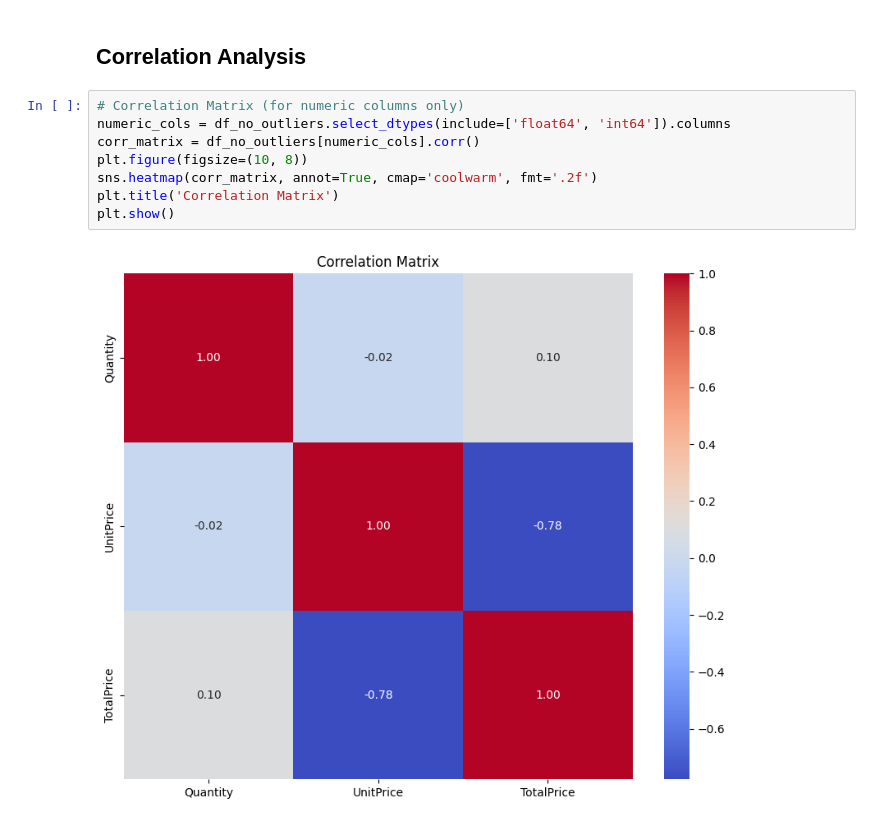
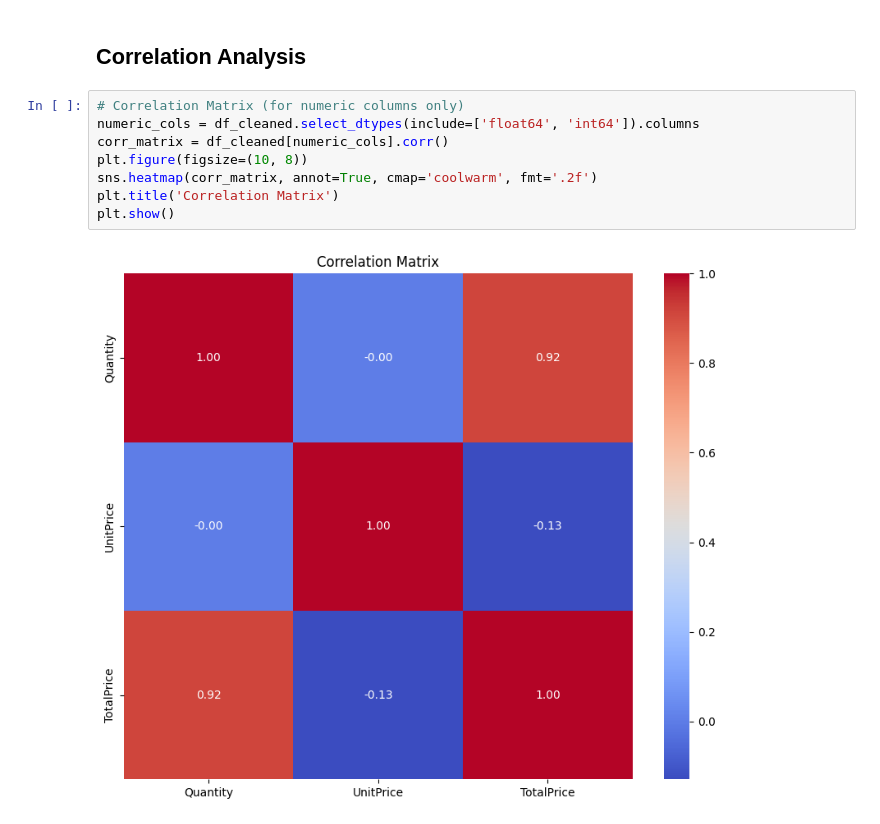
Before and after one commit to dheerajpr97/LangChain-SQL-Chat, a Jupyter notebook: notebooks/data_analysis.ipynb, the cells around one changed output. Cells and saved outputs as stored; diff of their text form.

```diff
--- a/notebooks/data_analysis.ipynb
+++ b/notebooks/data_analysis.ipynb
@@ -265,14 +234,14 @@ df_no_outliers.head()
 ## Correlation Analysis
 # %%
 # Correlation Matrix (for numeric columns only)
-numeric_cols = df_no_outliers.select_dtypes(include=['float64', 'int64']).columns
-corr_matrix = df_no_outliers[numeric_cols].corr()
+numeric_cols = df_cleaned.select_dtypes(include=['float64', 'int64']).columns
+corr_matrix = df_cleaned[numeric_cols].corr()
 plt.figure(figsize=(10, 8))
 sns.heatmap(corr_matrix, annot=True, cmap='coolwarm', fmt='.2f')
 plt.title('Correlation Matrix')
 plt.show()
 # %% [output]
-[figure, old version]
+[figure, new version]
 # %%
 # Example file path
 final_file_path = '../data/final_data.csv'
```
Also changed, not shown: parts of 5 cells of this notebook, 1 other file.
